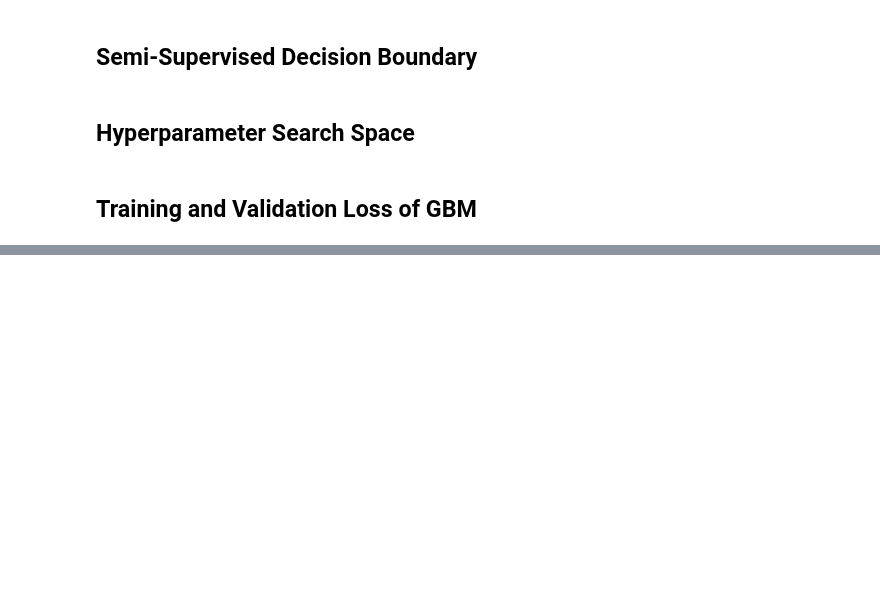
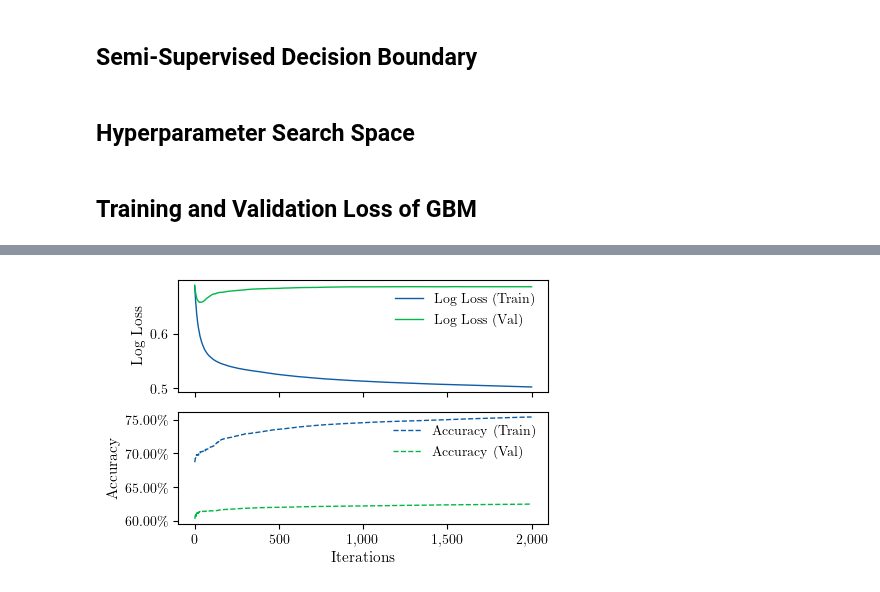
Before and after one commit to KarelZe/thesis, a Jupyter notebook: notebooks/6.0a-mb-visualizations.ipynb, the cells around one changed output, grey strips where cells are left out. Saved outputs shown, nothing was run; the diff lists cells and outputs as text; code cells hidden in the pictures; blank space fills up the shorter version.

Commit message:
Add training setup to latex sources 🍝

```diff
--- a/notebooks/6.0a-mb-visualizations.ipynb
+++ b/notebooks/6.0a-mb-visualizations.ipynb
@@ -897,3 +897,13 @@ metrics_learn = pd.DataFrame(learn_results, columns=learn_metrics).add_suffix("
 metrics_test = pd.DataFrame(test_results, columns=test_metrics).add_suffix(" (val)")
 
 learning_metrics = pd.concat([metrics_learn, metrics_test], axis=1)
+# %%
+run = wandb.init(project="thesis", entity="fbv")
+
+model = "exp_weighting:v0"
+
+# model_name = model.split("/")[-1].split(":")[0]
+# study_id = model_name.split("_")[0]
+
+artifact = run.use_artifact(model)
+model_dir = artifact.download()
@@ -899,0 +918,3 @@ learning_metrics = pd.concat([metrics_learn, metrics_test], axis=1)
+# %%
+learning_metrics = pd.read_parquet(Path(model_dir, "results"))
+learning_metrics.head()
@@ -900,23 +929,25 @@ learning_metrics = pd.concat([metrics_learn, metrics_test], axis=1)
 # %%
 fig, (ax2, ax1) = plt.subplots(2, 1, figsize=(12*CM,8*CM), sharex=True)
 
 # plot accuracy
-ax1.plot(learning_metrics.index,learning_metrics["Accuracy (train)"],'--', label="Accuracy (Train)", linewidth=1)
-ax1.plot(learning_metrics.index,learning_metrics["Accuracy (val)"],'--', label="Accuracy (Val)",linewidth=1)
+ax1.plot(learning_metrics.index,learning_metrics["default_learn_acc"],'--', label="Accuracy (Train)", linewidth=1)
+ax1.plot(learning_metrics.index,learning_metrics["default_val_acc"],'--', label="Accuracy (Val)",linewidth=1)
 ax1.yaxis.set_major_formatter(PercentFormatter(1.0,decimals=2))
 ax1.set_ylabel("Accuracy")
 ax1.xaxis.set_major_formatter(StrMethodFormatter('{x:,.0f}'))
-ax1.set_ylim(0, 1)
+# ax1.set_ylim(0.57, 0.8)
 ax1.set_xlabel("Iterations")
 
 # plot log loss
-ax2.plot(learning_metrics.index,learning_metrics["Logloss (train)"], label="Log Loss (Train)",linewidth=1)
-ax2.plot(learning_metrics.index,learning_metrics["Logloss (val)"], label="Log Loss (Val)",linewidth=1)
+ax2.plot(learning_metrics.index,learning_metrics["default_learn_log"], label="Log Loss (Train)",linewidth=1)
+ax2.plot(learning_metrics.index,learning_metrics["default_val_log"], label="Log Loss (Val)",linewidth=1)
 ax2.set_ylabel("Log Loss")
-ax2.set_ylim(0, 1)
+# ax2.set_ylim(0.5, 0.7)
 
 plt.tight_layout()
-ax1.legend(frameon=False, loc='lower right')
+ax1.legend(frameon=False, loc='upper right')
 ax2.legend(frameon=False, loc='upper right')
 
 plt.savefig(f"../reports/Graphs/gbm-train-val-loss-acc.pdf", bbox_inches="tight")
+# %% [output]
+[figure, added]
```
Also changed, not shown: parts of 3 cells of this notebook, 9 other files.
